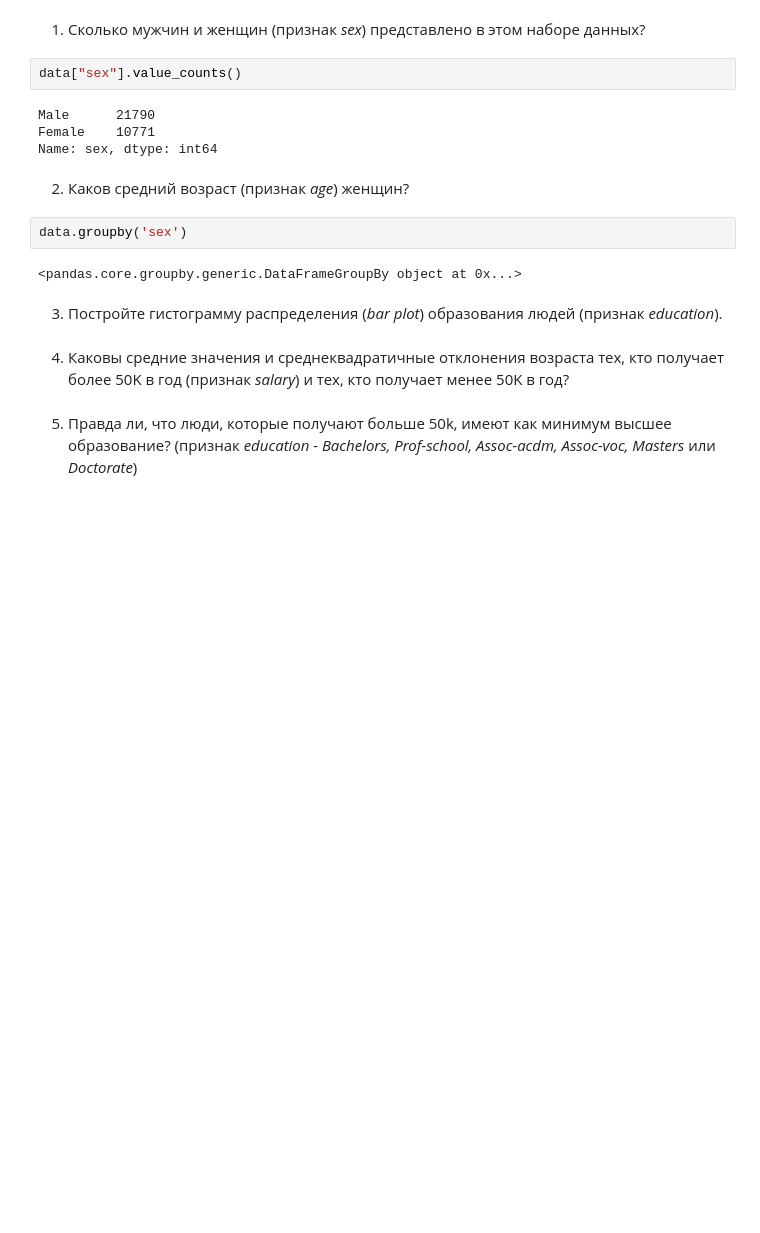
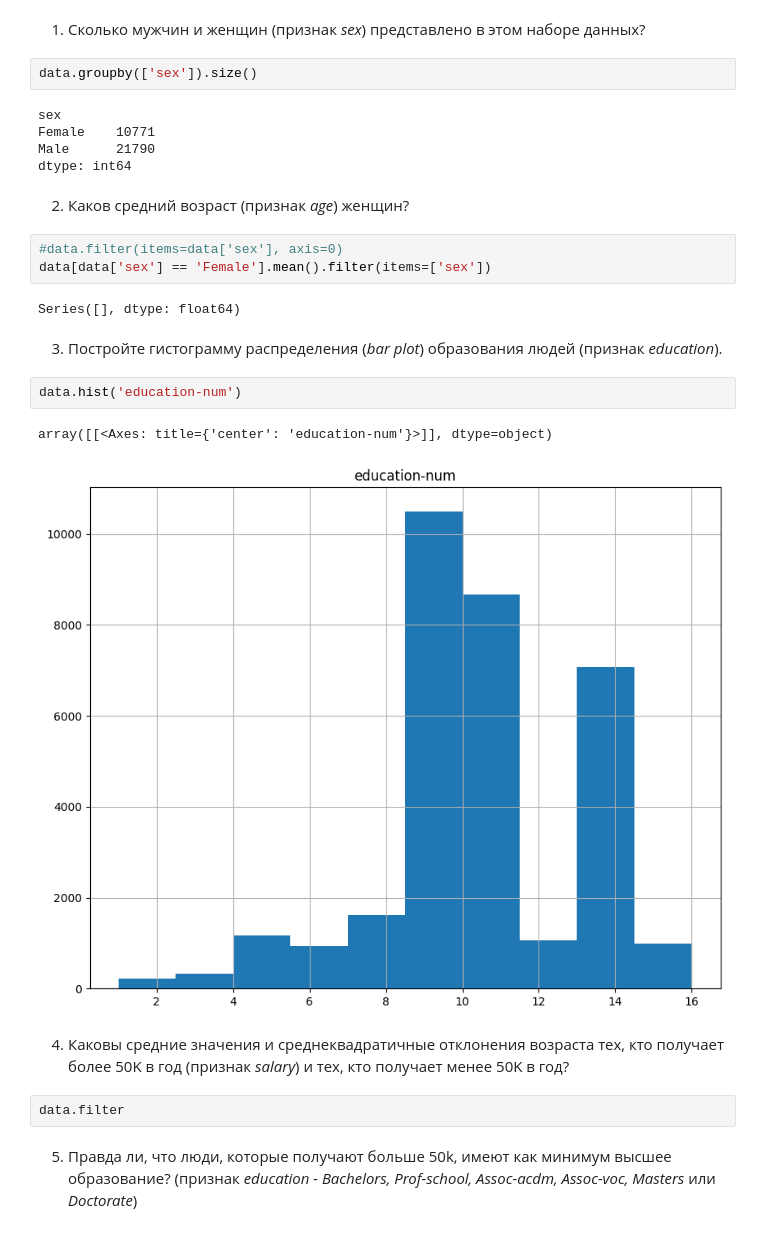
Before and after one commit to Sepren/MachineLearning, a Jupyter notebook: Упражнения.ipynb, the cells around one changed output. Drawn from its saved outputs; the diff is of its cells as text; blank space fills up the shorter version.

```diff
--- a/Упражнения.ipynb
+++ b/Упражнения.ipynb
@@ -343,21 +351,30 @@ data.head()
 # %% [markdown]
 1) Сколько мужчин и женщин (признак *sex*) представлено в этом наборе данных?
 # %%
-data["sex"].value_counts()
+data.groupby(['sex']).size()
 # %% [output]
+sex
+Female    10771
 Male      21790
-Female    10771
-Name: sex, dtype: int64
+dtype: int64
 # %% [markdown]
 2) Каков средний возраст (признак *age*) женщин?
-# %%
-data.groupby('sex')
-# %% [output]
-<pandas.core.groupby.generic.DataFrameGroupBy object at 0x...>
+# %%
+#data.filter(items=data['sex'], axis=0)
+data[data['sex'] == 'Female'].mean().filter(items=['sex'])
+# %% [output]
+Series([], dtype: float64)
 # %% [markdown]
 3) Постройте гистограмму распределения (*bar plot*) образования людей (признак *education*).
+# %%
+data.hist('education-num')
+# %% [output]
+array([[<Axes: title={'center': 'education-num'}>]], dtype=object)
+[figure, added]
 # %% [markdown]
 4) Каковы средние значения и среднеквадратичные отклонения возраста тех, кто получает более 50K в год (признак *salary*) и тех, кто получает менее 50K в год?
+# %%
+data.filter
 # %% [markdown]
 5) Правда ли, что люди, которые получают больше 50k, имеют как минимум высшее образование? (признак *education - Bachelors, Prof-school, Assoc-acdm, Assoc-voc, Masters* или *Doctorate*)
 # %% [markdown]
```
Also changed, not shown: parts of 5 cells of this notebook.
